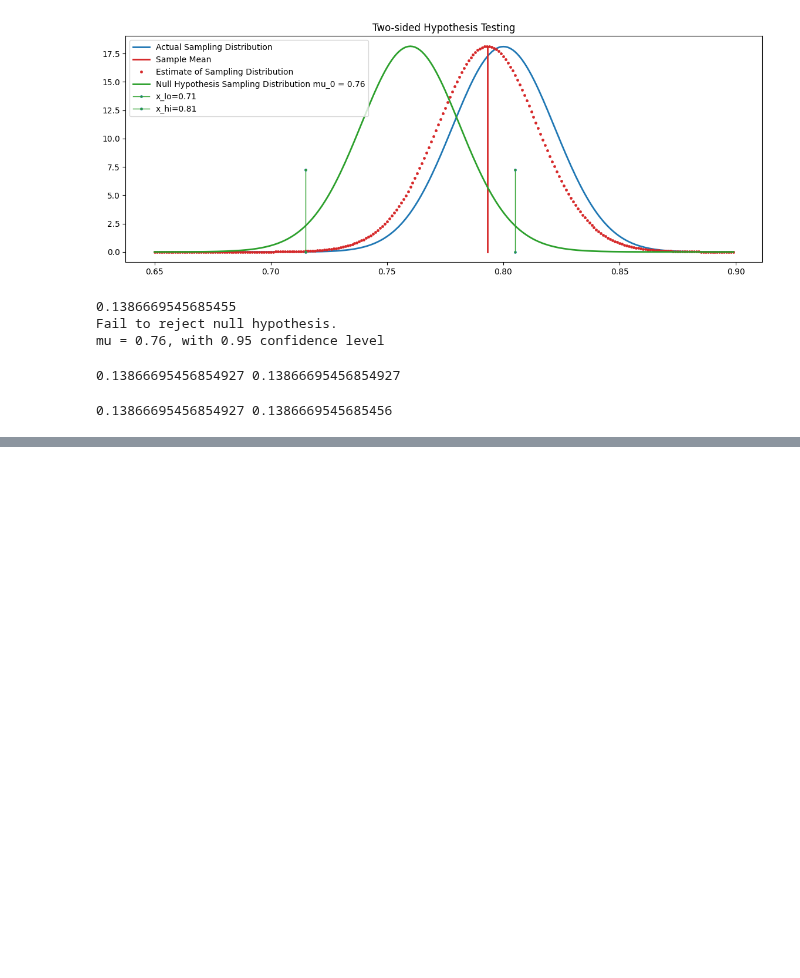
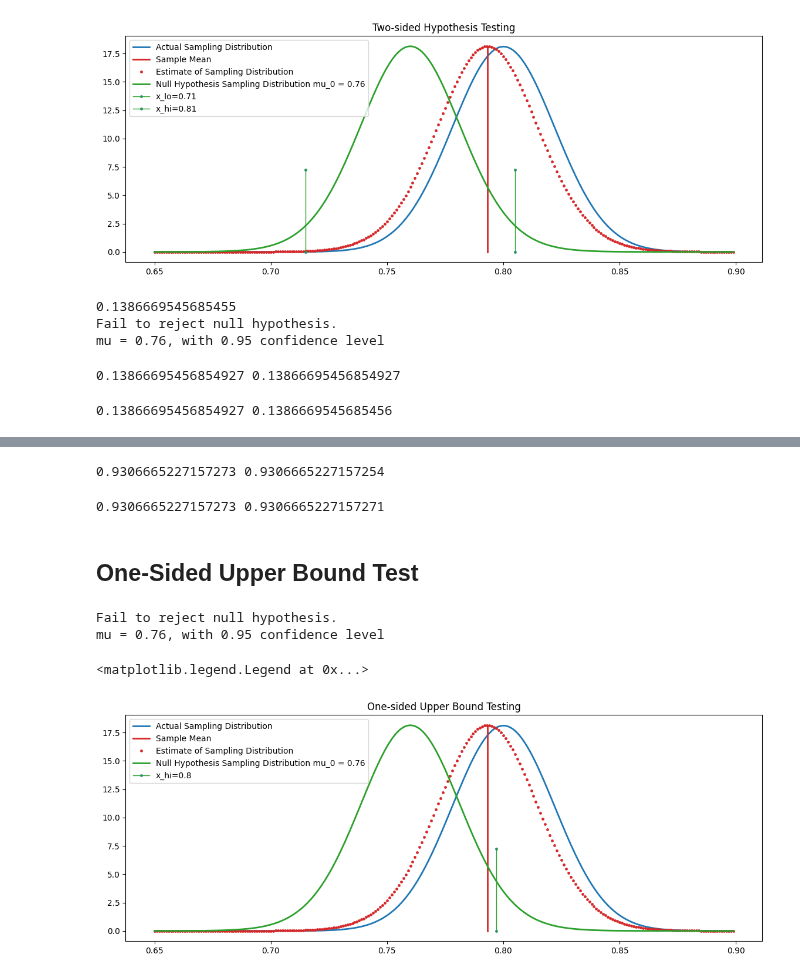
Before and after one commit to afrut/learn-ml, a Jupyter notebook: statistics/hypothesis_testing/unknown_variance.ipynb, the cells around one changed output, grey strips where cells are left out. Cells and saved outputs as stored; diff of their text form; code cells hidden in the pictures; blank space fills up the shorter version.

Commit message:
Add unknown variance tests

```diff
--- a/statistics/hypothesis_testing/unknown_variance.ipynb
+++ b/statistics/hypothesis_testing/unknown_variance.ipynb
@@ -180,0 +252,20 @@ print(pvalue, result.pvalue) # Compare pvalue
+# %%
+# Or use statsmodels to perform the t test
+d = DescrStatsW(x)
+_t, _pvalue, _ddof = d.ttest_mean(mu_0, alternative="smaller")
+print(pvalue, _pvalue) # Compare pvalue
+# %% [output]
+0.9306665227157273 0.9306665227157254
+# %%
+# Or use scipy to perform the t test
+result = stats.ttest_1samp(x, popmean = mu_0, alternative="less")
+print(pvalue, result.pvalue) # Compare pvalue
+# %% [output]
+0.9306665227157273 0.9306665227157271
+# %% [markdown]
+## One-Sided Upper Bound Test
+# %%
+# H0: mu = 0.76
+# H1: mu > 0.76
+mu_0 = 0.76
+alpha = 0.05 # significance level
@@ -180,0 +275,47 @@ print(pvalue, result.pvalue) # Compare pvalue
+# %%
+# Define the acceptance region, the region where the null hypothesis will not be rejected
+t_hi = stats.t.ppf(1 - alpha, df=n - 1)
+x_hi = mu_0 + (t_hi * (s_x / math.sqrt(n)))
+# %%
+# Check if the value is in the acceptance region
+if x_bar <= x_hi:
+    print(f"Fail to reject null hypothesis.")
+    print(f"mu = {mu_0}, with {1 - alpha} confidence level")
+else:
+    print(f"Reject null hypothesis.")
+    print(f"mu > {mu_0}, with {1 - alpha} confidence level")
+# %% [output]
+Fail to reject null hypothesis.
+mu = 0.76, with 0.95 confidence level
+# %%
+# Visualize the sampling distribution
+fig = plt.figure(figsize=(14, 5))
+ax = fig.add_subplot(1, 1, 1)
+samp_dist_x = np.arange(0.65, 0.9, 0.001)
+samp_dist_pdf = stats.norm.pdf(samp_dist_x, loc=mu, scale=sigma/math.sqrt(n))
+plots.scatter(x=samp_dist_x, y=samp_dist_pdf, fig=fig, ax=ax, markersize=0, linewidth=2, color=plots.BLUE)
+
+# Visualize the sample in relation to the sampling distribution
+plots.scatter(x=np.array([x_bar, x_bar]), y=np.array([0,max(samp_dist_pdf)]),
+              fig=fig, ax=ax, markersize=0, linewidth=2, color=plots.RED)
+
+# Visualize the estimated sampling distribution based on the sample mean
+plots.scatter(x=samp_dist_x, y=stats.t.pdf(samp_dist_x, loc=x_bar, scale=s_x/math.sqrt(n), df=n - 1),
+              fig=fig, ax=ax, markersize=3, color=plots.RED, markeredgecolor=plots.RED)
+
+# Visualize the sampling distribution asserted by the null hypothesis
+plots.scatter(x=samp_dist_x, y=stats.t.pdf(samp_dist_x, loc=mu_0, scale=s_x/math.sqrt(n), df=n - 1),
+              fig=fig, ax=ax, markersize=0, linewidth=2, color=plots.GREEN)
+plots.scatter(x=np.array([x_hi, x_hi]), y=np.array([0, max(samp_dist_pdf) * 0.4]),
+              fig=fig, ax=ax, marker="o", markersize=3, linewidth=1, color=plots.GREEN)
+ax.set_title("One-sided Upper Bound Testing")
+
+# Add legend to plot
+ax.legend(["Actual Sampling Distribution",
+           "Sample Mean",
+           "Estimate of Sampling Distribution",
+           f"Null Hypothesis Sampling Distribution mu_0 = {mu_0}",
+           f"x_hi={round(x_hi, 2)}"])
+# %% [output]
+<matplotlib.legend.Legend at 0x...>
+[figure, added]
```
Also changed, not shown: parts of 12 cells of this notebook.
